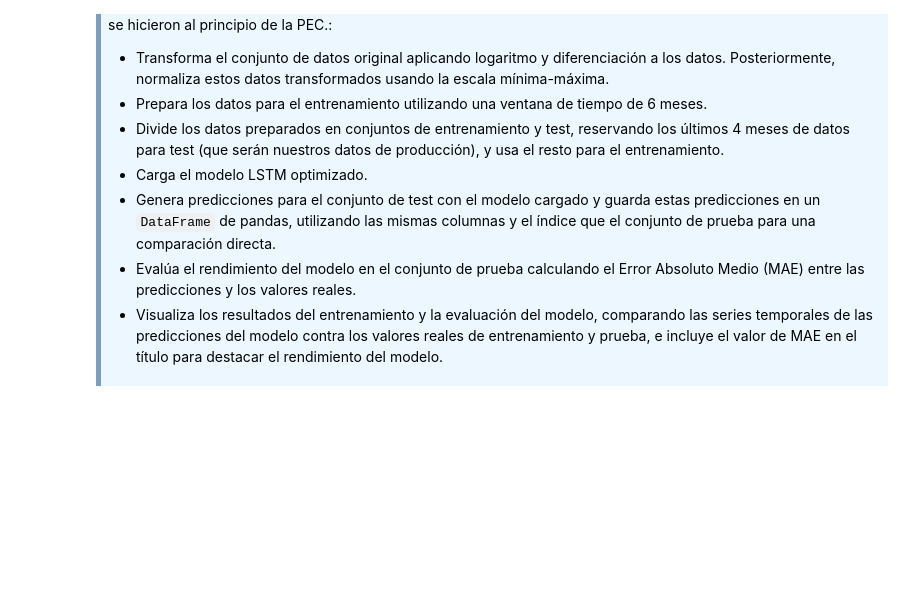
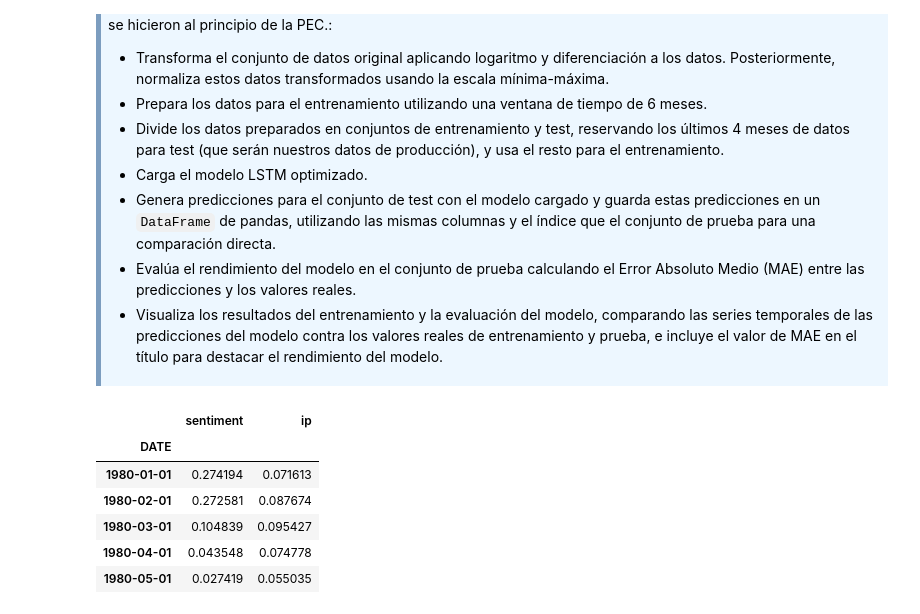
Before and after one commit to lpajarof/A9Visualizaci-n, a Jupyter notebook: M2_875_2023_PEC2_Enunciado_es.ipynb, the cells around one changed output. Saved outputs shown, nothing was run; the diff lists cells and outputs as text; code cells hidden in the pictures; blank space fills up the shorter version.

```diff
--- a/M2_875_2023_PEC2_Enunciado_es.ipynb
+++ b/M2_875_2023_PEC2_Enunciado_es.ipynb
@@ -1080,0 +1077,19 @@ df.head()
+# %%
+# Solución
+# Inicializar el MinMaxScaler
+scaler = MinMaxScaler()
+
+# Aplicar la escala min-max a los datos transformados
+df_scaled = scaler.fit_transform(df)
+
+# Convertir el resultado a un DataFrame
+df_scaled = pd.DataFrame(df_scaled, columns=df.columns, index=df.index)
+df_scaled.head()
+# %% [output]
+|  | sentiment | ip |
+| DATE |  |  |
+| 1980-01-01 | 0.274194 | 0.071613 |
+| 1980-02-01 | 0.272581 | 0.087674 |
+| 1980-03-01 | 0.104839 | 0.095427 |
+| 1980-04-01 | 0.043548 | 0.074778 |
+| 1980-05-01 | 0.027419 | 0.055035 |
```
Also changed, not shown: parts of 8 cells of this notebook.
